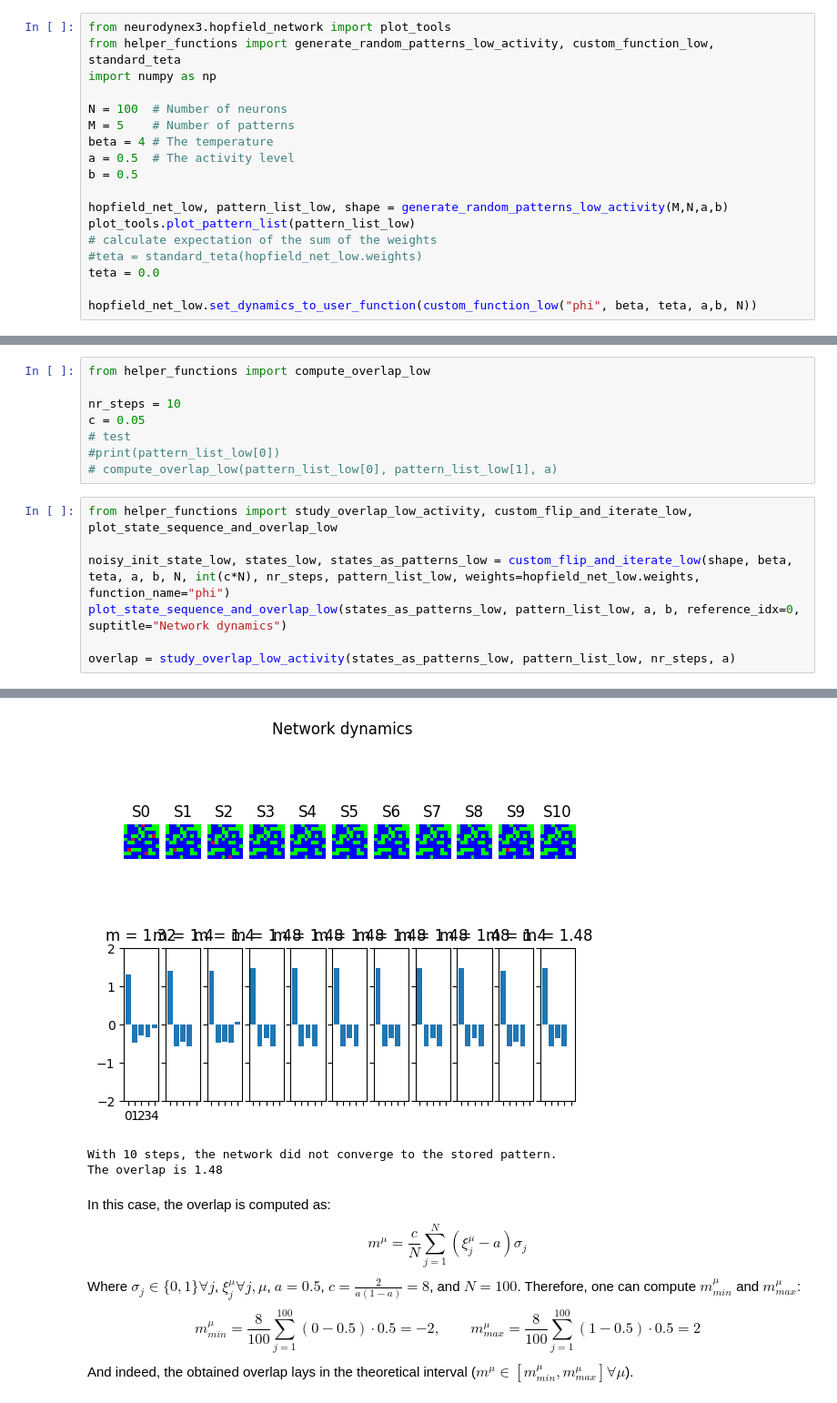
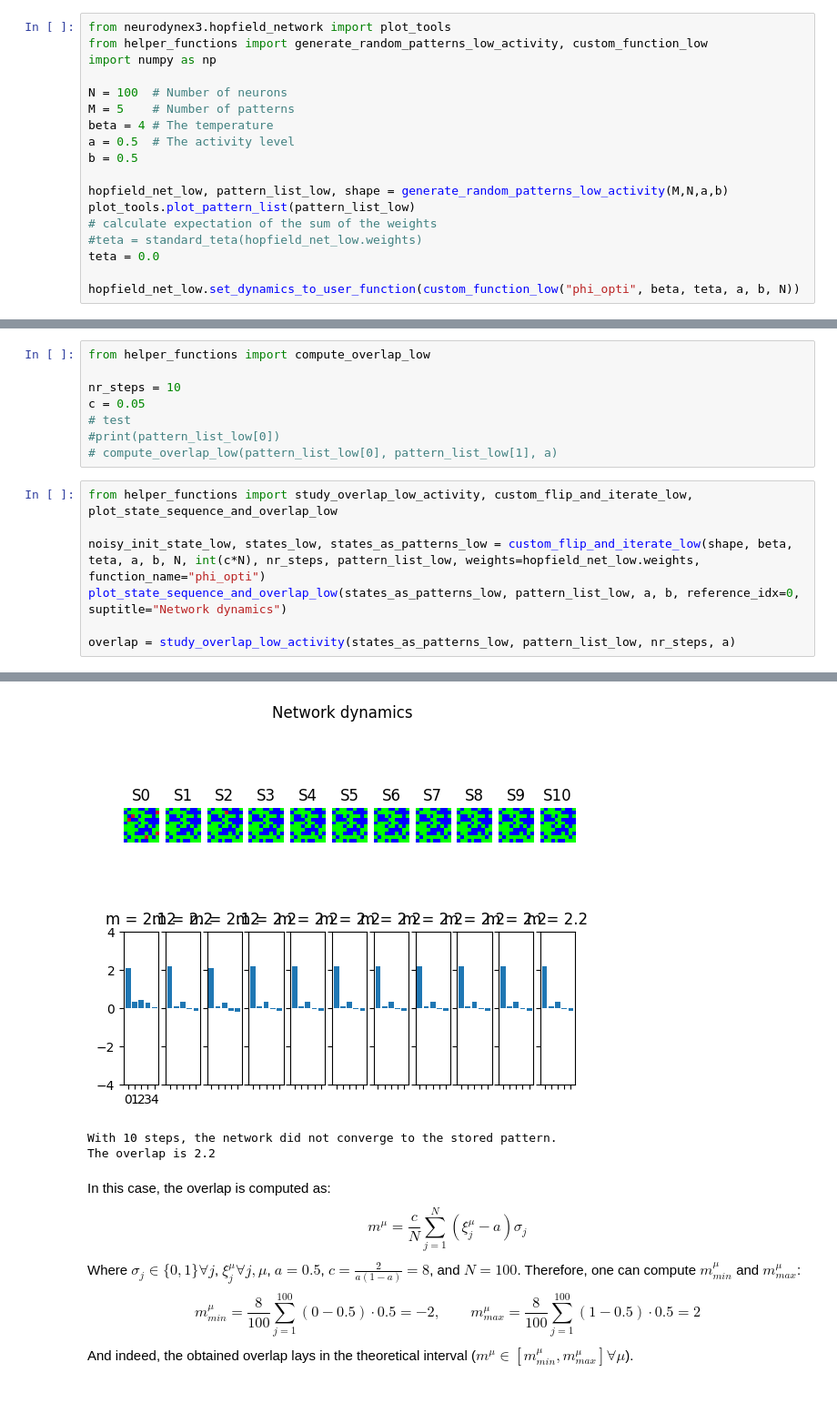
Before and after one commit to siyounglee00/Mini-project-NX, a Jupyter notebook: Miniproject_dynex.ipynb, the cells around one changed output, grey strips where cells are left out. Shown at 91% size. Saved outputs shown, nothing was run; the diff lists cells and outputs as text.

```diff
--- a/Miniproject_dynex.ipynb
+++ b/Miniproject_dynex.ipynb
@@ -492,6 +492,6 @@ reload(helper_functions)
 # %%
 from neurodynex3.hopfield_network import plot_tools
-from helper_functions import generate_random_patterns_low_activity, custom_function_low, standard_teta
+from helper_functions import generate_random_patterns_low_activity, custom_function_low
 import numpy as np
 
 N = 100  # Number of neurons
@@ -506,5 +506,5 @@ plot_tools.plot_pattern_list(pattern_list_low)
 #teta = standard_teta(hopfield_net_low.weights)
 teta = 0.0
 
-hopfield_net_low.set_dynamics_to_user_function(custom_function_low("phi", beta, teta, a,b, N))
+hopfield_net_low.set_dynamics_to_user_function(custom_function_low("phi_opti", beta, teta, a, b, N))
 # %% [output]
@@ -520,7 +520,7 @@ c = 0.05
 # %%
 from helper_functions import study_overlap_low_activity, custom_flip_and_iterate_low, plot_state_sequence_and_overlap_low
 
-noisy_init_state_low, states_low, states_as_patterns_low = custom_flip_and_iterate_low(shape, beta, teta, a, b, N, int(c*N), nr_steps, pattern_list_low, weights=hopfield_net_low.weights, function_name="phi")
+noisy_init_state_low, states_low, states_as_patterns_low = custom_flip_and_iterate_low(shape, beta, teta, a, b, N, int(c*N), nr_steps, pattern_list_low, weights=hopfield_net_low.weights, function_name="phi_opti")
 plot_state_sequence_and_overlap_low(states_as_patterns_low, pattern_list_low, a, b, reference_idx=0, suptitle="Network dynamics")
 
 overlap = study_overlap_low_activity(states_as_patterns_low, pattern_list_low, nr_steps, a)
@@ -528,6 +539,6 @@ overlap = study_overlap_low_activity(states_as_patterns_low, pattern_list_low, n
-[figure, old version]
+[figure, new version]
-With 10 steps, the network did not converge to the stored pattern.
-The overlap is 1.48
+With 10 steps, the network did not converge to the stored pattern.
+The overlap is 2.2
 # %% [markdown]
 In this case, the overlap is computed as:
 $$
```
Also changed, not shown: parts of 9 cells of this notebook, 3 other files.
